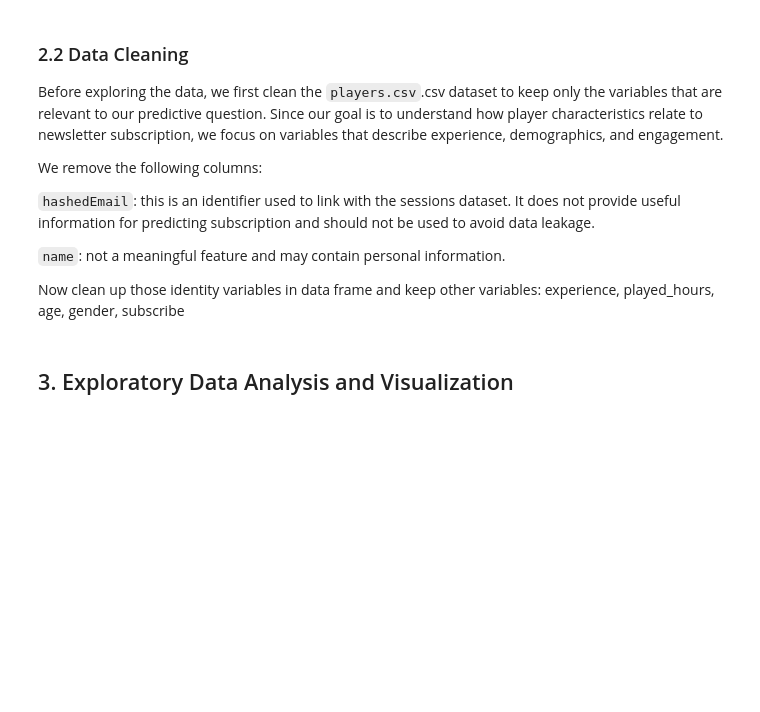
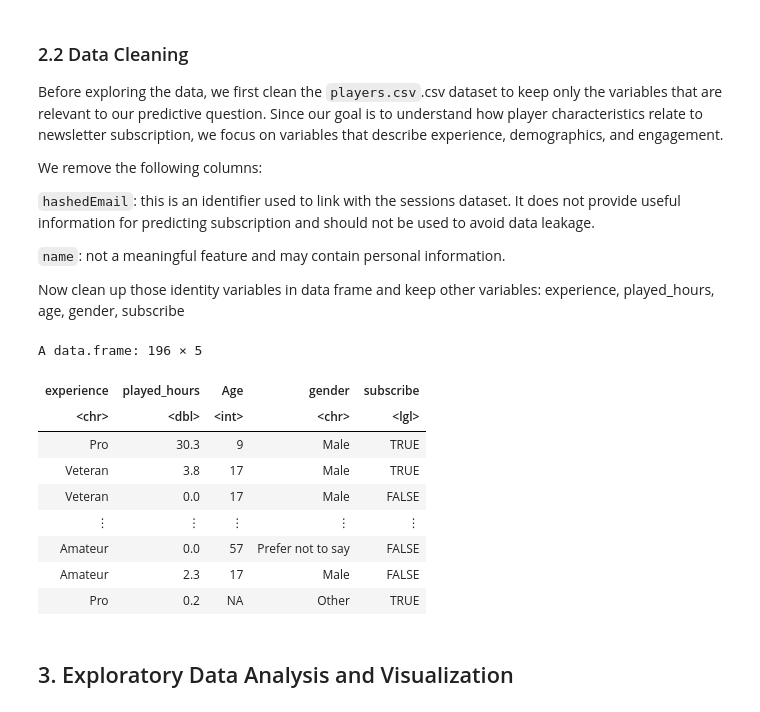
Before and after one commit to kaito0621hn/Project-Planning-Individual-, a Jupyter notebook: Individual_project_stage.ipynb, the cells around one changed output. Cells and saved outputs as stored; diff of their text form; code cells hidden in the pictures; blank space fills up the shorter version.

```diff
--- a/Individual_project_stage.ipynb
+++ b/Individual_project_stage.ipynb
@@ -85,6 +85,18 @@ We remove the following columns:
 Now clean up those identity variables in data frame and keep other variables: experience, played_hours, age, gender, subscribe
 # %%
 players_clean <- select(players, experience, played_hours, Age, gender, subscribe)
+players_clean
+# %% [output]
+A data.frame: 196 × 5
+| experience | played_hours | Age | gender | subscribe |
+| <chr> | <dbl> | <int> | <chr> | <lgl> |
+| Pro | 30.3 | 9 | Male | TRUE |
+| Veteran | 3.8 | 17 | Male | TRUE |
+| Veteran | 0.0 | 17 | Male | FALSE |
+| ⋮ | ⋮ | ⋮ | ⋮ | ⋮ |
+| Amateur | 0.0 | 57 | Prefer not to say | FALSE |
+| Amateur | 2.3 | 17 | Male | FALSE |
+| Pro | 0.2 | NA | Other | TRUE |
 # %% [markdown]
 ## 3. Exploratory Data Analysis and Visualization
 # %% [markdown]
```
Also changed, not shown: parts of 11 cells of this notebook.
